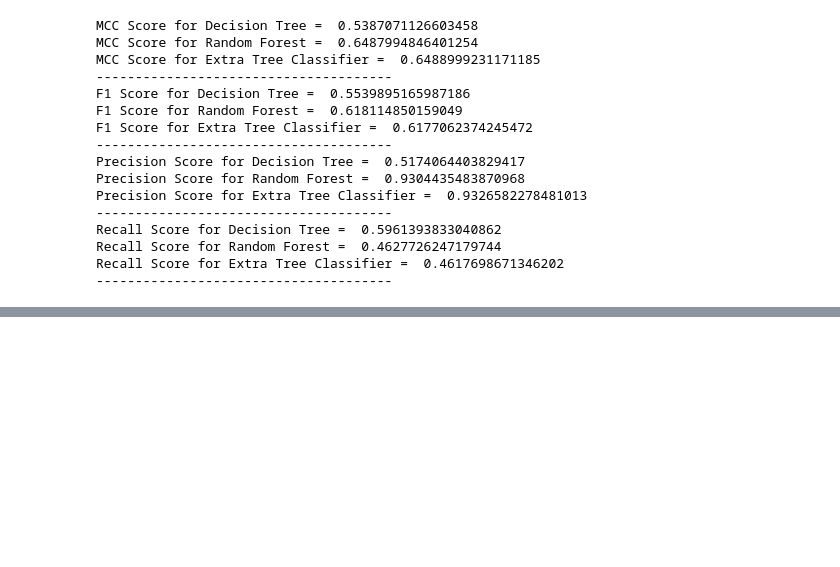
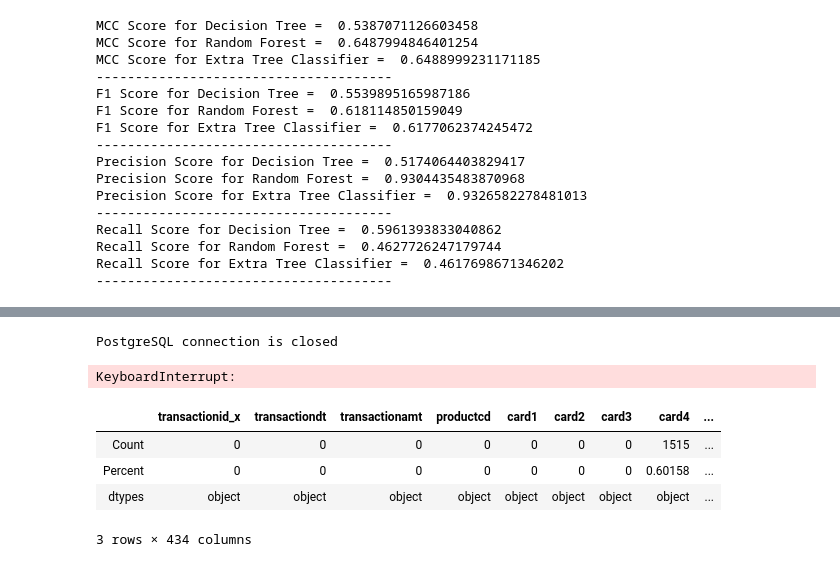
Before and after one commit to a21701443/TFC2020, a Jupyter notebook: tfc.ipynb, the cells around one changed output, grey strips where cells are left out. Drawn from its saved outputs; the diff is of its cells as text; code cells hidden in the pictures; blank space fills up the shorter version.

Commit message:
final countdown

```diff
--- a/tfc.ipynb
+++ b/tfc.ipynb
@@ -513,0 +552,35 @@ Recall Score for Extra Tree Classifier =  0.4617698671346202
+# %%
+#From the database into dataframe
+
+# Read data from PostgreSQL database table and load into a DataFrame instance
+
+try:
+    connection = psycopg2.connect("dbname=transactions user=postgres password=postgres")
+
+    postgres_df = pd.read_sql("select * from transactions", connection)
+
+    pd.set_option('display.expand_frame_repr', False)
+
+    # Print the DataFrame
+
+    print(postgres_df.head)
+
+except (Exception, psycopg2.Error) as error:
+    print ("Error while connecting to PostgreSQL", error)
+finally:
+    #closing database connection.
+        if(connection):
+            cursor.close()
+            connection.close()
+            print("PostgreSQL connection is closed")
+# %% [output]
+PostgreSQL connection is closed
+KeyboardInterrupt:
+# %%
+missing_data(postgres_df)
+# %% [output]
+|  | transactionid_x | transactiondt | transactionamt | productcd | card1 | card2 | card3 | card4 | ... |
+| Count | 0 | 0 | 0 | 0 | 0 | 0 | 0 | 1515 | ... |
+| Percent | 0 | 0 | 0 | 0 | 0 | 0 | 0 | 0.60158 | ... |
+| dtypes | object | object | object | object | object | object | object | object | ... |
+3 rows × 434 columns
```
Also changed, not shown: parts of 21 cells of this notebook.
